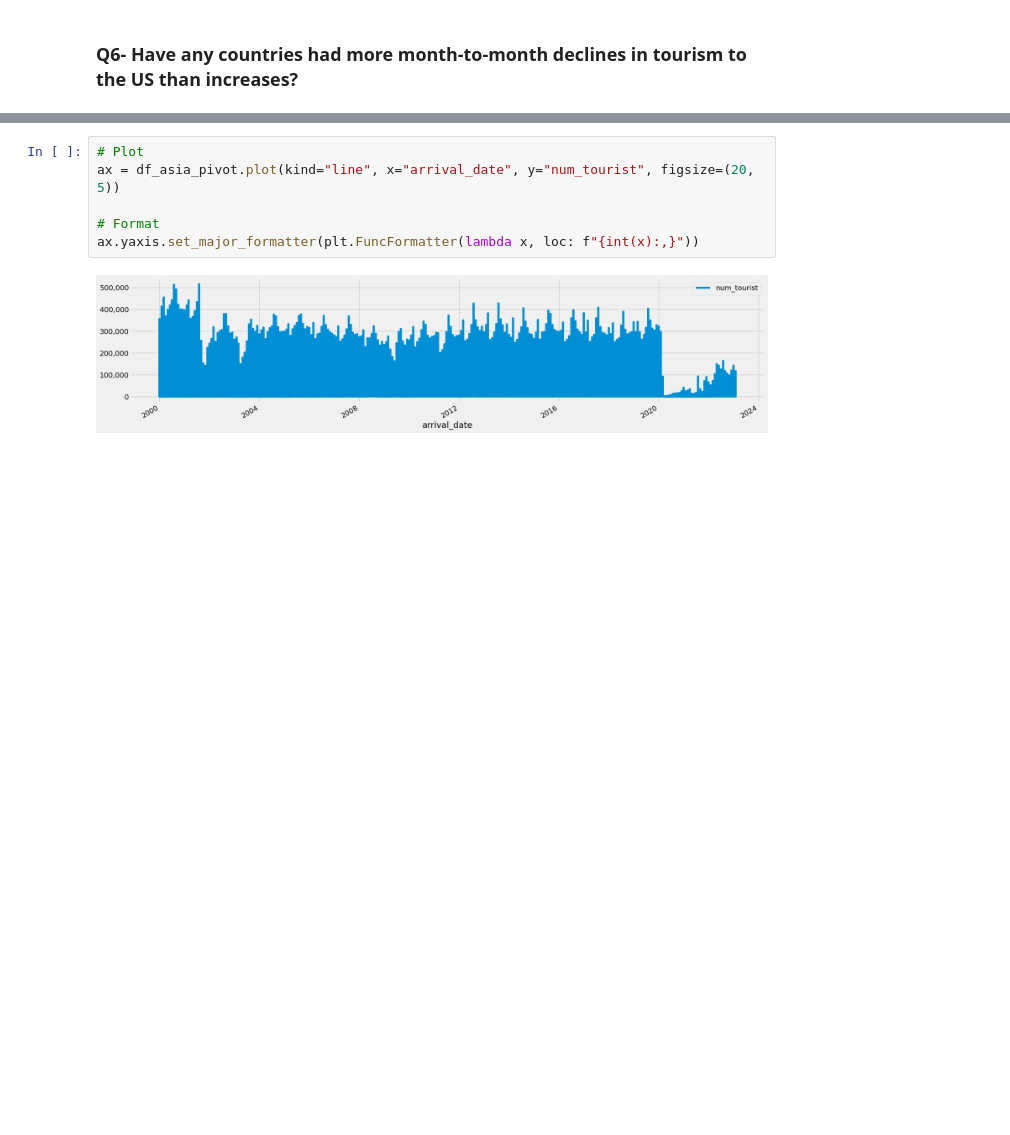
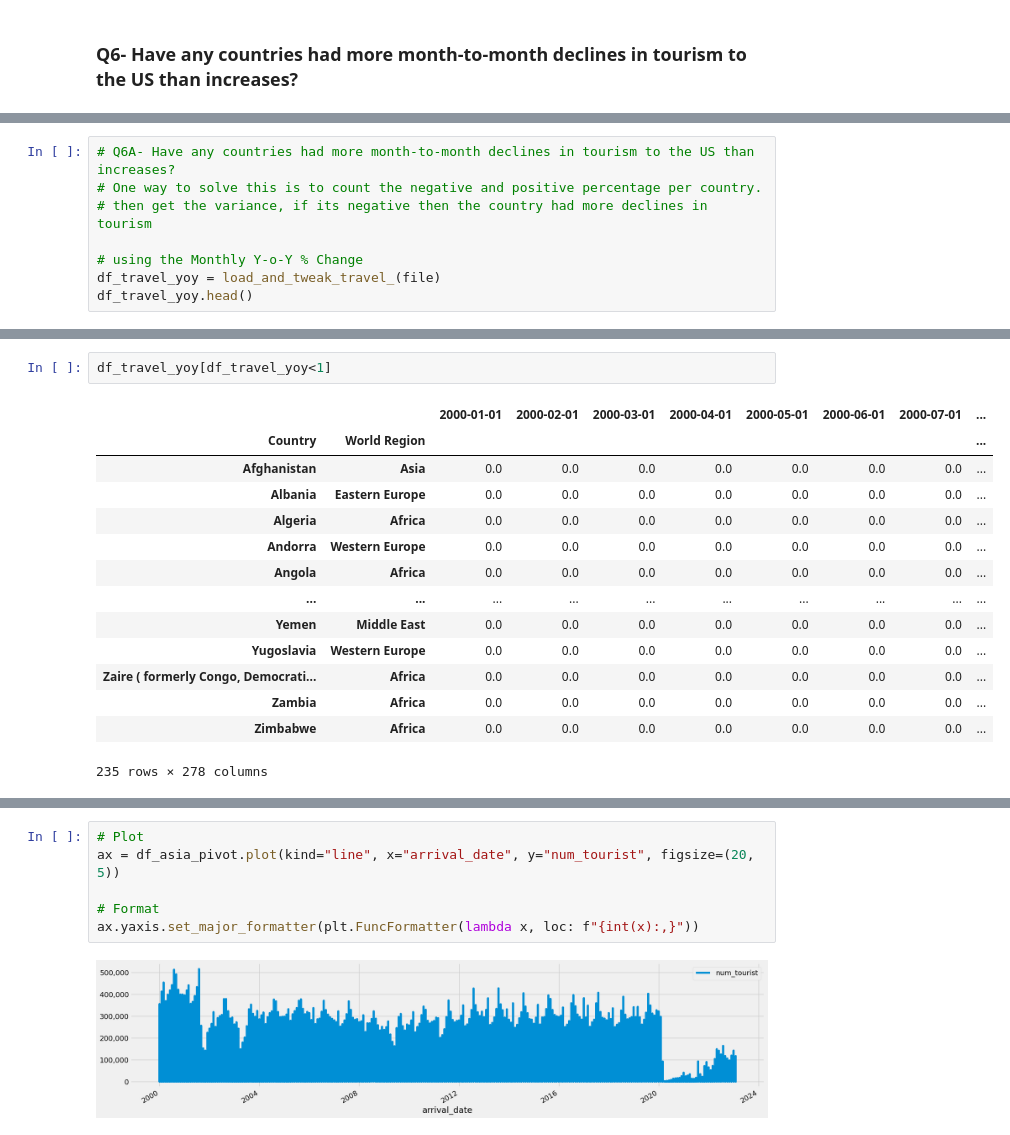
Before and after one commit to reneboygarcia/Bamboo-Weekly-by-Reuven-Lerner, a Jupyter notebook: BW_12-Tourism.ipynb, the cells around one changed output, grey strips where cells are left out. Cells and saved outputs as stored; diff of their text form; blank space fills up the shorter version.

```diff
--- a/BW_12-Tourism.ipynb
+++ b/BW_12-Tourism.ipynb
@@ -402,0 +446,8 @@ df_travel.query('Country=="Wallis And Futuna Islands"')
+# %%
+# Q6A- Have any countries had more month-to-month declines in tourism to the US than increases?
+# One way to solve this is to count the negative and positive percentage per country.
+# then get the variance, if its negative then the country had more declines in tourism
+
+# using the Monthly Y-o-Y % Change
+df_travel_yoy = load_and_tweak_travel_(file)
+df_travel_yoy.head()
@@ -402,0 +464,17 @@ df_travel.query('Country=="Wallis And Futuna Islands"')
+# %%
+df_travel_yoy[df_travel_yoy<1]
+# %% [output]
+|  |  | 2000-01-01 | 2000-02-01 | 2000-03-01 | 2000-04-01 | 2000-05-01 | 2000-06-01 | 2000-07-01 | ... |
+| Country | World Region |  |  |  |  |  |  |  | ... |
+| Afghanistan | Asia | 0.0 | 0.0 | 0.0 | 0.0 | 0.0 | 0.0 | 0.0 | ... |
+| Albania | Eastern Europe | 0.0 | 0.0 | 0.0 | 0.0 | 0.0 | 0.0 | 0.0 | ... |
+| Algeria | Africa | 0.0 | 0.0 | 0.0 | 0.0 | 0.0 | 0.0 | 0.0 | ... |
+| Andorra | Western Europe | 0.0 | 0.0 | 0.0 | 0.0 | 0.0 | 0.0 | 0.0 | ... |
+| Angola | Africa | 0.0 | 0.0 | 0.0 | 0.0 | 0.0 | 0.0 | 0.0 | ... |
+| ... | ... | ... | ... | ... | ... | ... | ... | ... | ... |
+| Yemen | Middle East | 0.0 | 0.0 | 0.0 | 0.0 | 0.0 | 0.0 | 0.0 | ... |
+| Yugoslavia | Western Europe | 0.0 | 0.0 | 0.0 | 0.0 | 0.0 | 0.0 | 0.0 | ... |
+| Zaire ( formerly Congo, Democrati... | Africa | 0.0 | 0.0 | 0.0 | 0.0 | 0.0 | 0.0 | 0.0 | ... |
+| Zambia | Africa | 0.0 | 0.0 | 0.0 | 0.0 | 0.0 | 0.0 | 0.0 | ... |
+| Zimbabwe | Africa | 0.0 | 0.0 | 0.0 | 0.0 | 0.0 | 0.0 | 0.0 | ... |
+235 rows × 278 columns
```
Also changed, not shown: parts of 20 cells of this notebook, 1 other file.
